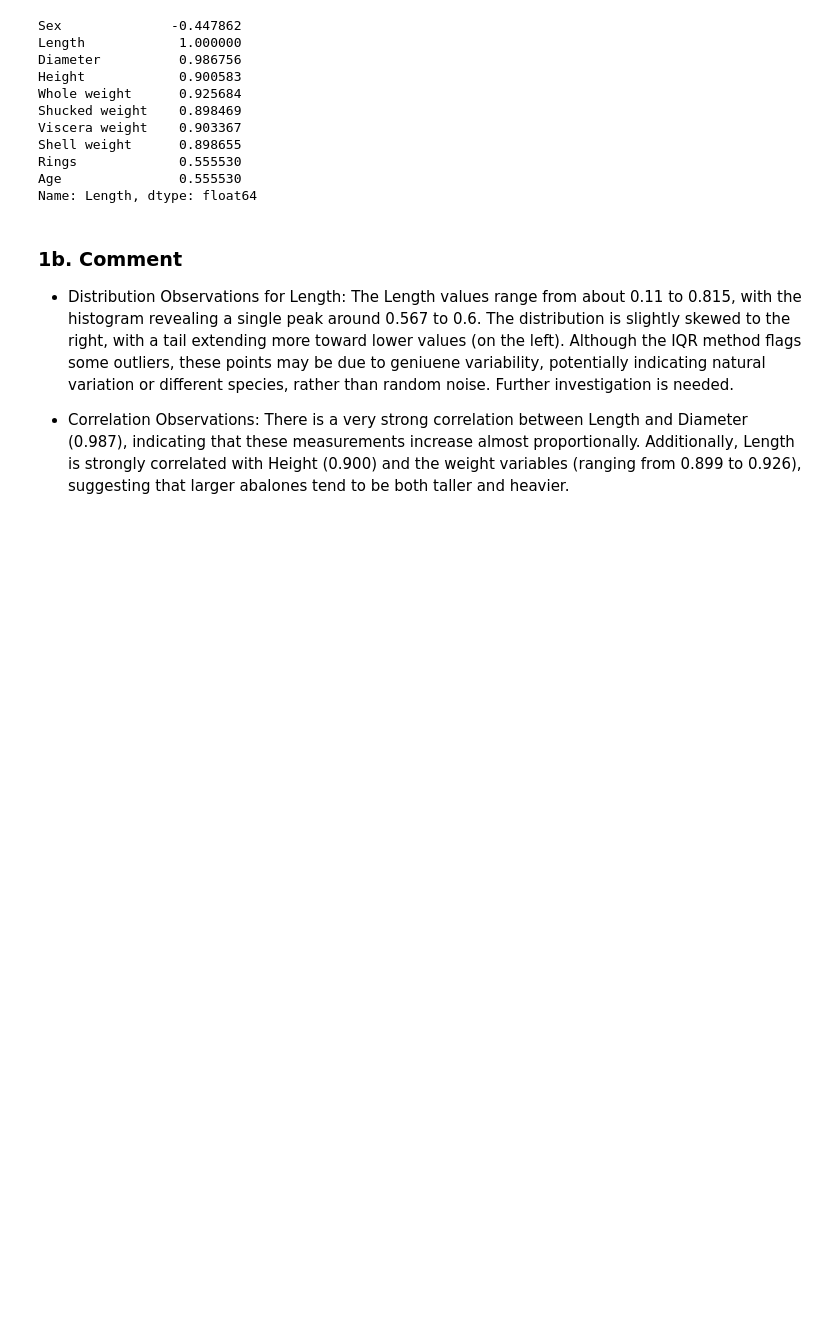
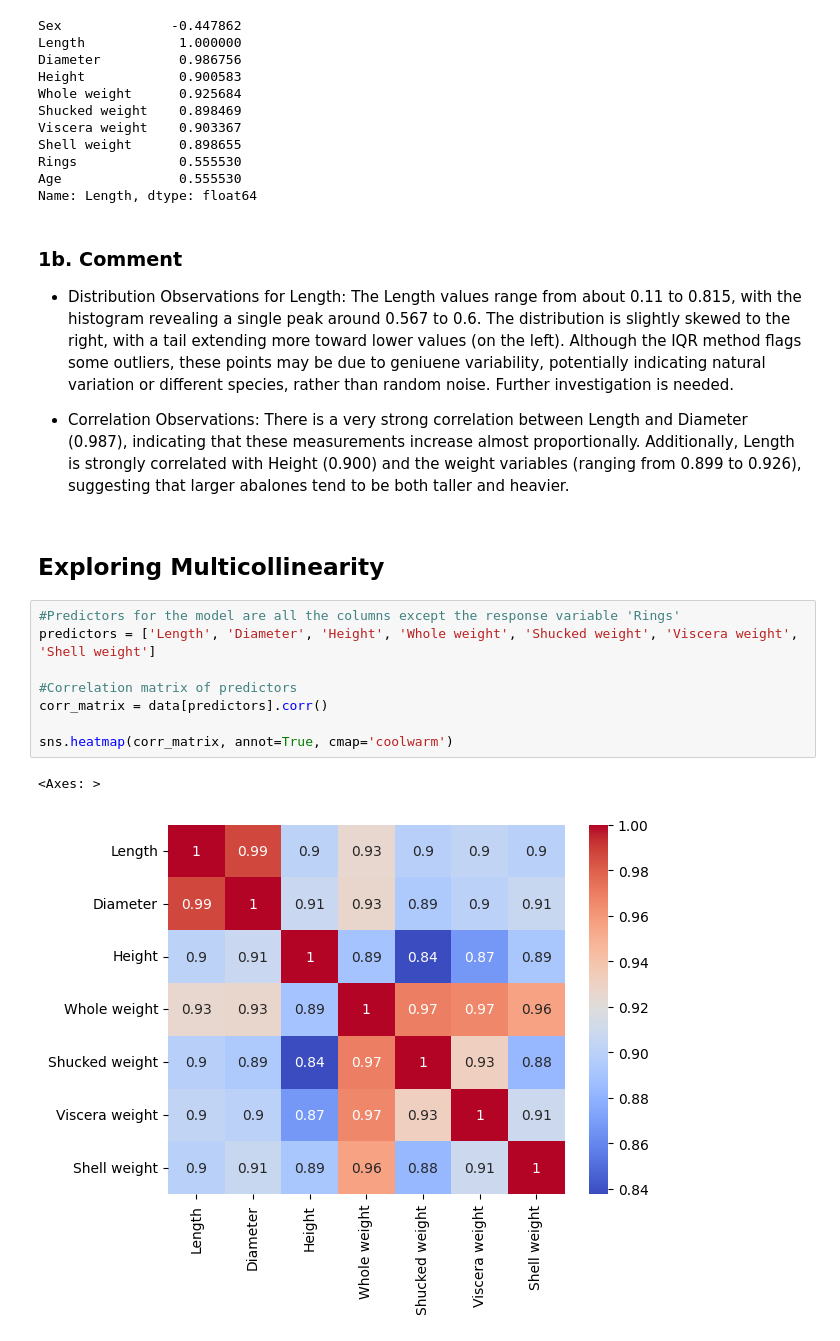
Before and after one commit to yashsavani19/Abalone-Age-Prediction-Analysis, a Jupyter notebook: notebooks/1_Data_Cleaning_and_Exploration.ipynb, the cells around one changed output. Drawn from its saved outputs; the diff is of its cells as text; blank space fills up the shorter version.

Commit message:
Explored Multicollinearity

```diff
--- a/notebooks/1_Data_Cleaning_and_Exploration.ipynb
+++ b/notebooks/1_Data_Cleaning_and_Exploration.ipynb
@@ -336,3 +336,16 @@ The Length values range from about 0.11 to 0.815, with the histogram revealing a
 
 * Correlation Observations:
  There is a very strong correlation between Length and Diameter (0.987), indicating that these measurements increase almost proportionally. Additionally, Length is strongly correlated with Height (0.900) and the weight variables (ranging from 0.899 to 0.926), suggesting that larger abalones tend to be both taller and heavier.
+# %% [markdown]
+## Exploring Multicollinearity
+# %%
+#Predictors for the model are all the columns except the response variable 'Rings'
+predictors = ['Length', 'Diameter', 'Height', 'Whole weight', 'Shucked weight', 'Viscera weight', 'Shell weight']
+
+#Correlation matrix of predictors
+corr_matrix = data[predictors].corr()
+
+sns.heatmap(corr_matrix, annot=True, cmap='coolwarm')
+# %% [output]
+<Axes: >
+[figure, added]
```
Also changed, not shown: parts of 2 cells of this notebook.
